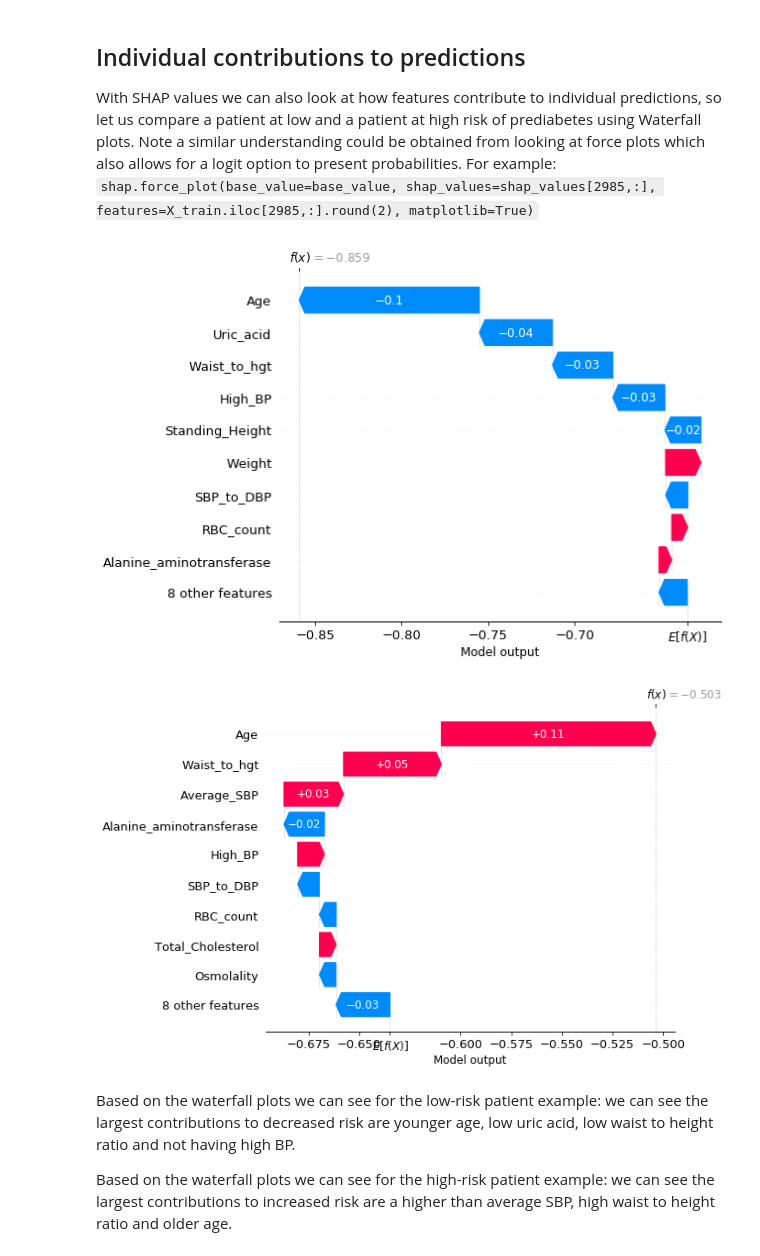
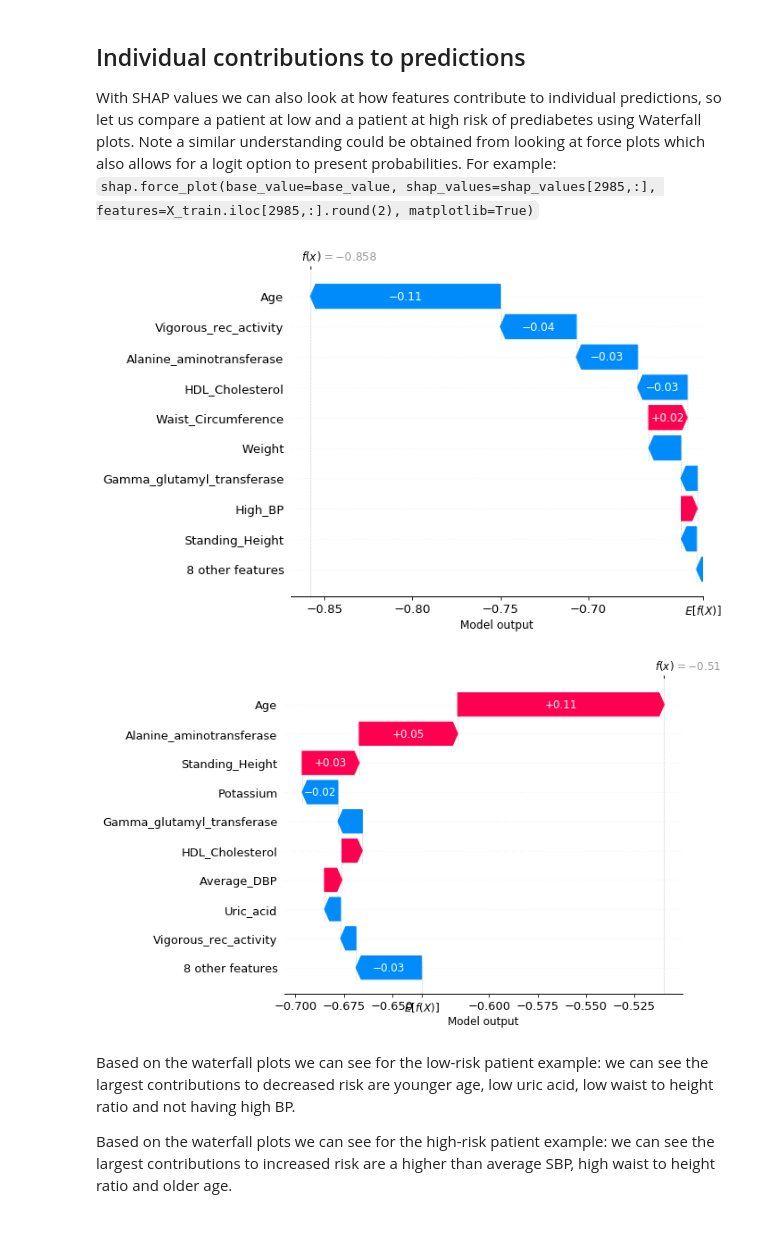
Before and after one commit to BCG-X-Official/facet, a Jupyter notebook: sphinx/source/tutorial/Prediabetes_classification_with_Facet.ipynb, the cells around one changed output. Cells and saved outputs as stored; diff of their text form; code cells hidden in the pictures; blank space fills up the shorter version.

```diff
--- a/sphinx/source/tutorial/Prediabetes_classification_with_Facet.ipynb
+++ b/sphinx/source/tutorial/Prediabetes_classification_with_Facet.ipynb
@@ -343,8 +354,8 @@ preprocessing_numerical = SimpleImputerDF(strategy="median")
 # put the piepline together
 preprocessing = ColumnTransformerDF(
     transformers=[
-        ('categorical', preprocessing_categorical, prediab.features.select_dtypes(object).columns),
-        ('numerical', preprocessing_numerical, prediab.features.select_dtypes(np.number).columns)
+        ('categorical', preprocessing_categorical, make_column_selector(dtype_include=object)),
+        ('numerical', preprocessing_numerical, make_column_selector(dtype_include=np.number))
     ]
 )
 # %% [markdown]
@@ -583,4 +605,4 @@ Recall the redundancy dendogram above where we saw a clear cluster of features w
 
 Before we proceed to looking at SHAP values for individual predictions and perform a univariate simulation, let's eliminate two partially redundant features - we will choose to keep Waist_to_hgt ratio and drop BMI and waist_circumference.
 # %%
-prediab = prediab.drop(['BMI', 'Waist_Circumference'])
+prediab_new = prediab.drop(['BMI', 'Waist_Circumference'])
@@ -593,7 +613,7 @@ ranker = LearnerRanker(
     cv=BootstrapCV(random_state=42),
     n_jobs=-3,
     scoring='roc_auc'
-).fit(prediab)
+).fit(prediab_new)
 
 # run inspector
 inspector = LearnerInspector(
@@ -614,9 +639,9 @@ dd_redundancy = inspector.feature_redundancy_linkage()
 
 # Also let's get some info for standard SHAP plots!
 shap_values = inspector.shap_values().to_numpy()
-rf_pipeline.preprocessing.fit(X=prediab_new.features)
-X_train = rf_pipeline.preprocessing.transform(X=prediab_new.features)
-X_train = X_train.reset_index()[prediab_new.features.columns]
+rf_pipeline.preprocessing.fit(X=prediab.features)
+X_train = rf_pipeline.preprocessing.transform(X=prediab.features)
+X_train = X_train.reset_index()[prediab.features.columns]
 # %%
 # Redundancy dendogram
 DendrogramDrawer().draw(title="HD set features", data=dd_redundancy)
@@ -630,13 +655,13 @@ For example: `shap.force_plot(base_value=base_value, shap_values=shap_values[298
 # %%
 # The waterfall plot
 base_value = np.log(prediab_new.target.mean()/(1-prediab_new.target.mean()))
-shap.waterfall_plot(base_value, shap_values_1[2985,:], feature_names=X_train_1.columns.values, max_display=10, show=True)
+shap.waterfall_plot(base_value, shap_values[2985,:], feature_names=X_train.columns.values, max_display=10, show=True)
 # %% [output]
-[figure, old version]
+[figure, new version]
 # %%
-shap.waterfall_plot(base_value, shap_values_1[1294,:], feature_names=X_train_1.columns.values, max_display=10, show=True)
+shap.waterfall_plot(base_value, shap_values[1294,:], feature_names=X_train.columns.values, max_display=10, show=True)
 # %% [output]
-[figure, old version]
+[figure, new version]
 # %% [markdown]
 Based on the waterfall plots we can see for the low-risk patient example: we can see the largest contributions to decreased risk are younger age, low uric acid, low waist to height ratio and not having high BP.
 
```
Also changed, not shown: parts of 22 cells of this notebook.
